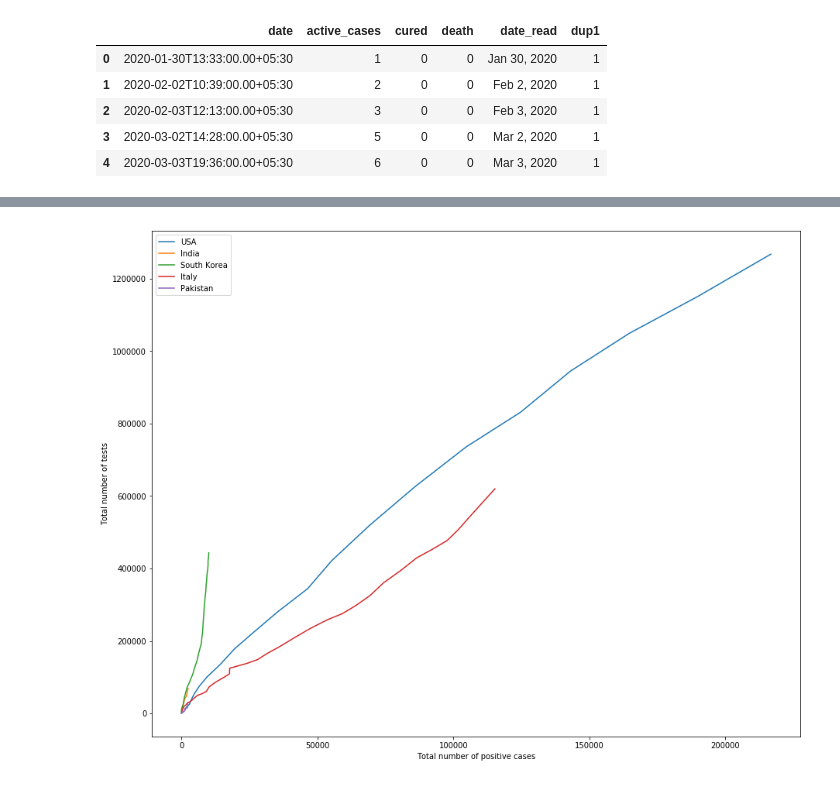
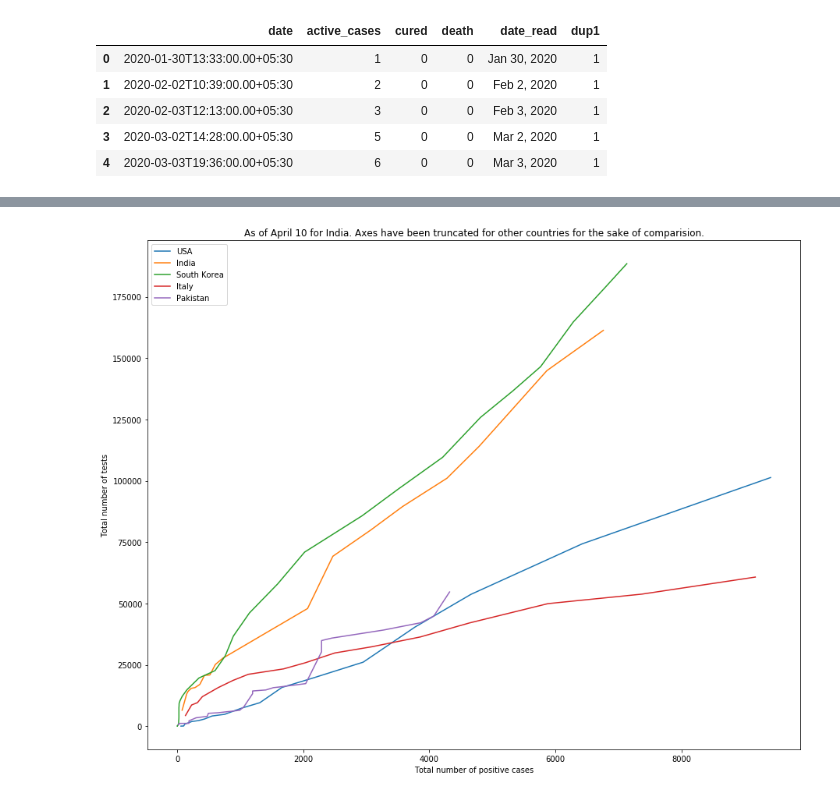
Before and after one commit to 4m4n5/covid-india, a Jupyter notebook: main.ipynb, the cells around one changed output, grey strips where cells are left out. Cells and saved outputs as stored; diff of their text form; code cells hidden in the pictures.

```diff
--- a/main.ipynb
+++ b/main.ipynb
@@ -114,9 +173,9 @@ def get_country_stats(c, query, cases_w, deaths_w, tst_t):
 
     return test_cases, test_deaths
 # %%
-usa_test_cases, usa_test_deaths = get_country_stats('United States', 'inconsistent', cases_w, deaths_w, tst_t)
-sk_test_cases, sk_test_deaths = get_country_stats('South Korea', 'cases', cases_w, deaths_w, tst_t)
-india_test_cases, india_test_deaths = get_country_stats('India', 'people', cases_w, deaths_w, tst_t)
+usa_test_cases, usa_test_deaths = get_country_stats('United States', 'USA', cases_w, deaths_w, tst_t)
+sk_test_cases, sk_test_deaths = get_country_stats('South Korea', '', cases_w, deaths_w, tst_t)
+india_test_cases, india_test_deaths = get_country_stats('India', '', cases_w, deaths_w, tst_t)
 italy_test_cases, italy_test_deaths = get_country_stats('Italy', '', cases_w, deaths_w, tst_t)
 pk_test_cases, pk_test_deaths = get_country_stats('Pakistan', '', cases_w, deaths_w, tst_t)
 # %% [output]
@@ -130,11 +191,11 @@ Try using .loc[row_indexer,col_indexer] = value instead
 
 See the caveats in the documentation: http://pandas.pydata.org/pandas-docs/stable/indexing.html#indexing-view-versus-copy
 # %%
-sk_test_cases = sk_test_cases[:37]
-sk_test_deaths = sk_test_deaths[:49]
+sk_test_cases = sk_test_cases[:48]
+sk_test_deaths = sk_test_deaths[:50]
 # %%
-usa_test_cases = usa_test_cases[:12]
-usa_test_deaths = usa_test_deaths[:13]
+usa_test_cases = usa_test_cases[:21]
+usa_test_deaths = usa_test_deaths[:23]
 # %%
-italy_test_cases = italy_test_cases[:12]
-italy_test_deaths = italy_test_deaths[:10]
+italy_test_cases = italy_test_cases[:16]
+italy_test_deaths = italy_test_deaths[:14]
@@ -141,15 +228,18 @@ italy_test_deaths = italy_test_deaths[:10]
 # %%
 plt.plot(usa_test_cases['United States'], usa_test_cases['Cumulative total tests'], label='USA')
-plt.plot(india_test_totals['active_cases'], india_test_totals['total_tests'], label='India')
+plt.plot(india_test_totals['active_cases'], india_test_totals['tests'], label='India')
 plt.plot(sk_test_cases['South Korea'], sk_test_cases['Cumulative total tests'], label='South Korea')
 plt.plot(italy_test_cases['Italy'], italy_test_cases['Cumulative total tests'], label='Italy')
 plt.plot(pk_test_cases['Pakistan'], pk_test_cases['Cumulative total tests'], label='Pakistan')
 plt.legend(loc="upper left")
+plt.title('As of April 10 for India. Axes have been truncated for other countries for the sake of comparision.', fontsize=12)
+# plt.title('As of April 6', fontsize=12)
+
 # plt.xticks(usa_test_cases['United States'], usa_test_cases['United States'], rotation='vertical')
 plt.xlabel('Total number of positive cases')
 plt.ylabel('Total number of tests')
 plt.show()
 # %% [output]
-[figure, old version]
+[figure, new version]
 # %%
 plt.plot(usa_test_deaths['United States'], usa_test_deaths['Cumulative total tests'], label='USA')
```
Also changed, not shown: parts of 25 cells of this notebook, 12 other files.
